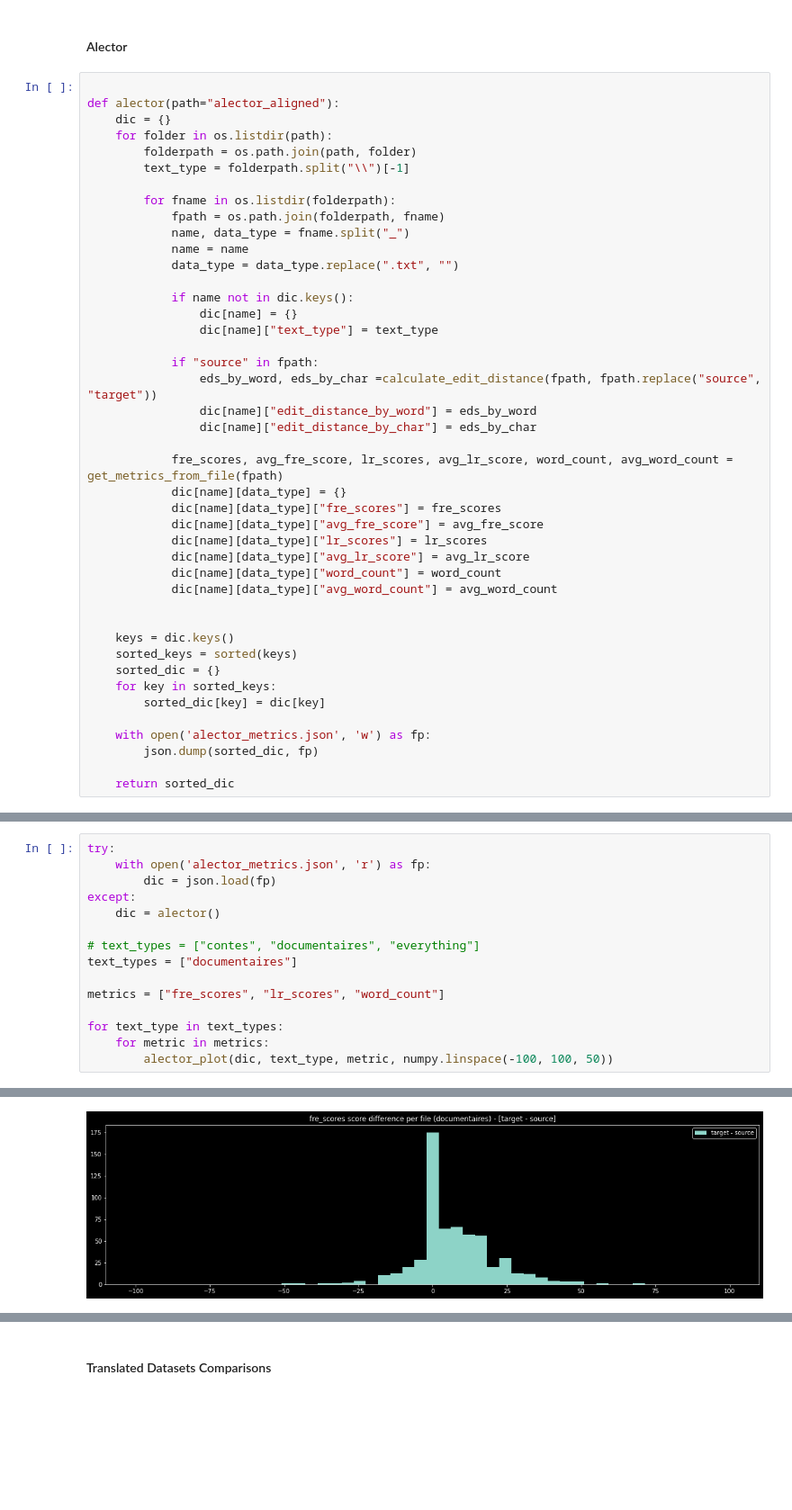
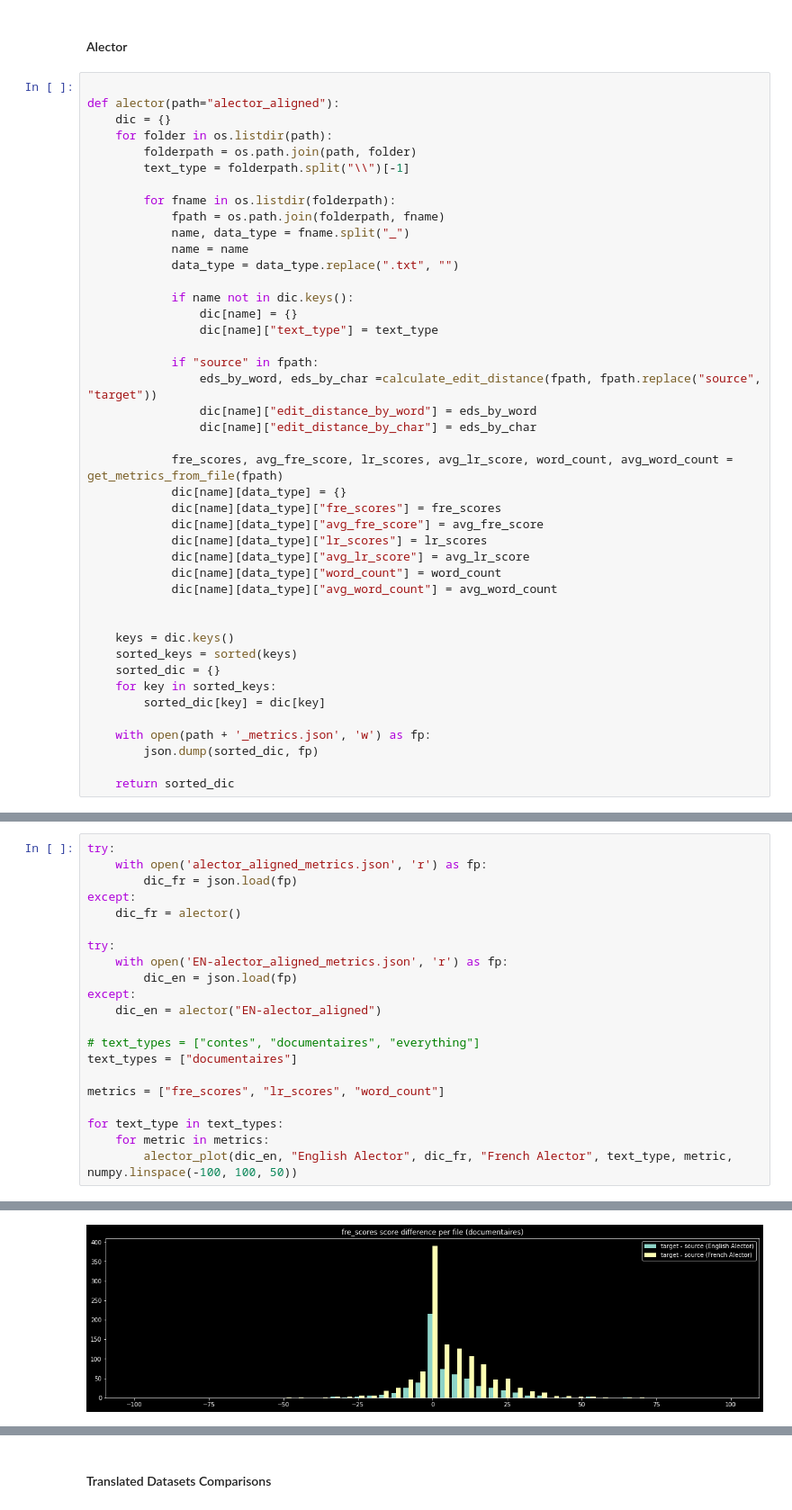
Before and after one commit to s0tho/alector-aligned, a Jupyter notebook: main.ipynb, the cells around one changed output, grey strips where cells are left out. Shown at 90% size. Cells and saved outputs as stored; diff of their text form; blank space fills up the shorter version.

Commit message:
add: comparison between alector french and english

```diff
--- a/main.ipynb
+++ b/main.ipynb
@@ -159,7 +159,7 @@ def alector(path="alector_aligned"):
     for key in sorted_keys:
         sorted_dic[key] = dic[key]
 
-    with open('alector_metrics.json', 'w') as fp:
+    with open(path + '_metrics.json', 'w') as fp:
         json.dump(sorted_dic, fp)
 
     return sorted_dic
@@ -197,10 +205,16 @@ def alector_plot(dic, text_type:str, score:str, bins):
     plt.show()
 # %%
 try:
-    with open('alector_metrics.json', 'r') as fp:
-        dic = json.load(fp)
+    with open('alector_aligned_metrics.json', 'r') as fp:
+        dic_fr = json.load(fp)
 except:
-    dic = alector()
+    dic_fr = alector()
+
+try:
+    with open('EN-alector_aligned_metrics.json', 'r') as fp:
+        dic_en = json.load(fp)
+except:
+    dic_en = alector("EN-alector_aligned")
 
 # text_types = ["contes", "documentaires", "everything"]
 text_types = ["documentaires"]
@@ -209,6 +223,6 @@ metrics = ["fre_scores", "lr_scores", "word_count"]
 
 for text_type in text_types:
     for metric in metrics:
-        alector_plot(dic, text_type, metric, numpy.linspace(-100, 100, 50))
+        alector_plot(dic_en, "English Alector", dic_fr, "French Alector", text_type, metric, numpy.linspace(-100, 100, 50))
 # %% [output]
 595 ressources
@@ -215,2 +230,2 @@ for text_type in text_types:
-[figure, old version]
+[figure, new version]
 595 ressources
```
Also changed, not shown: parts of 3 cells of this notebook.
